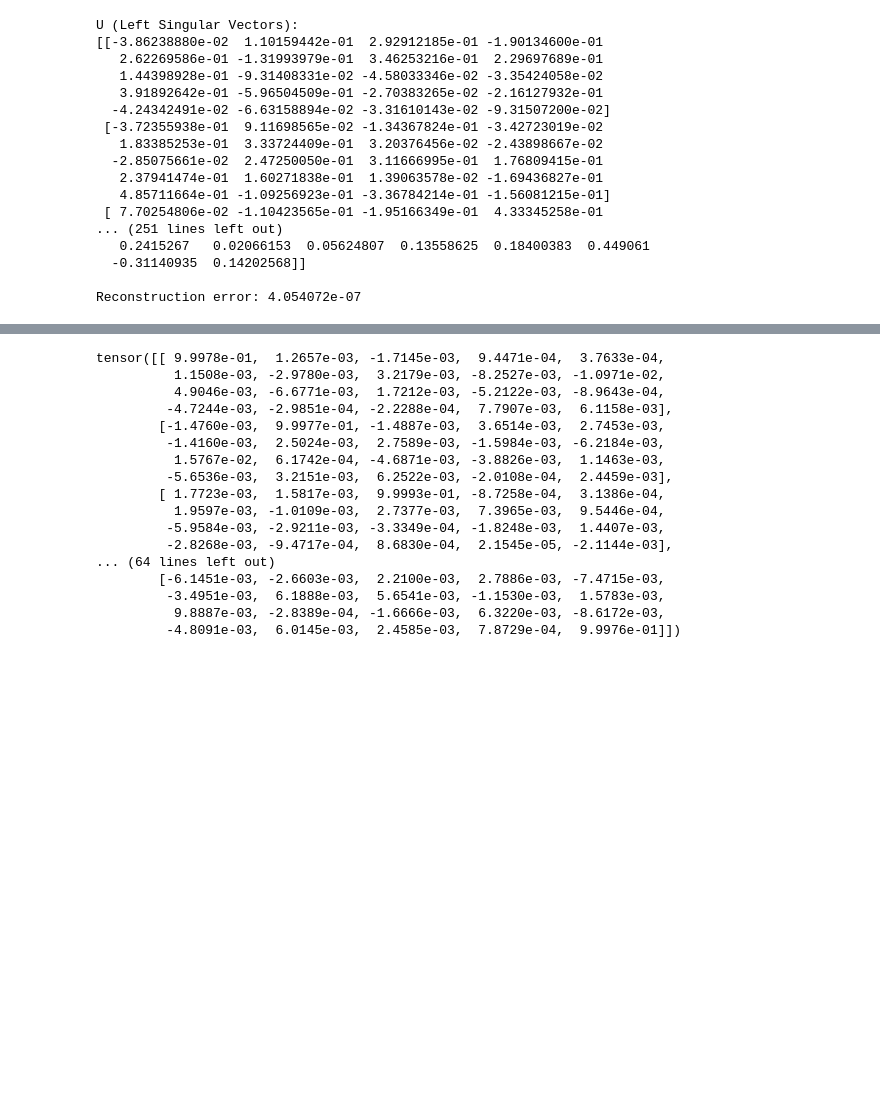
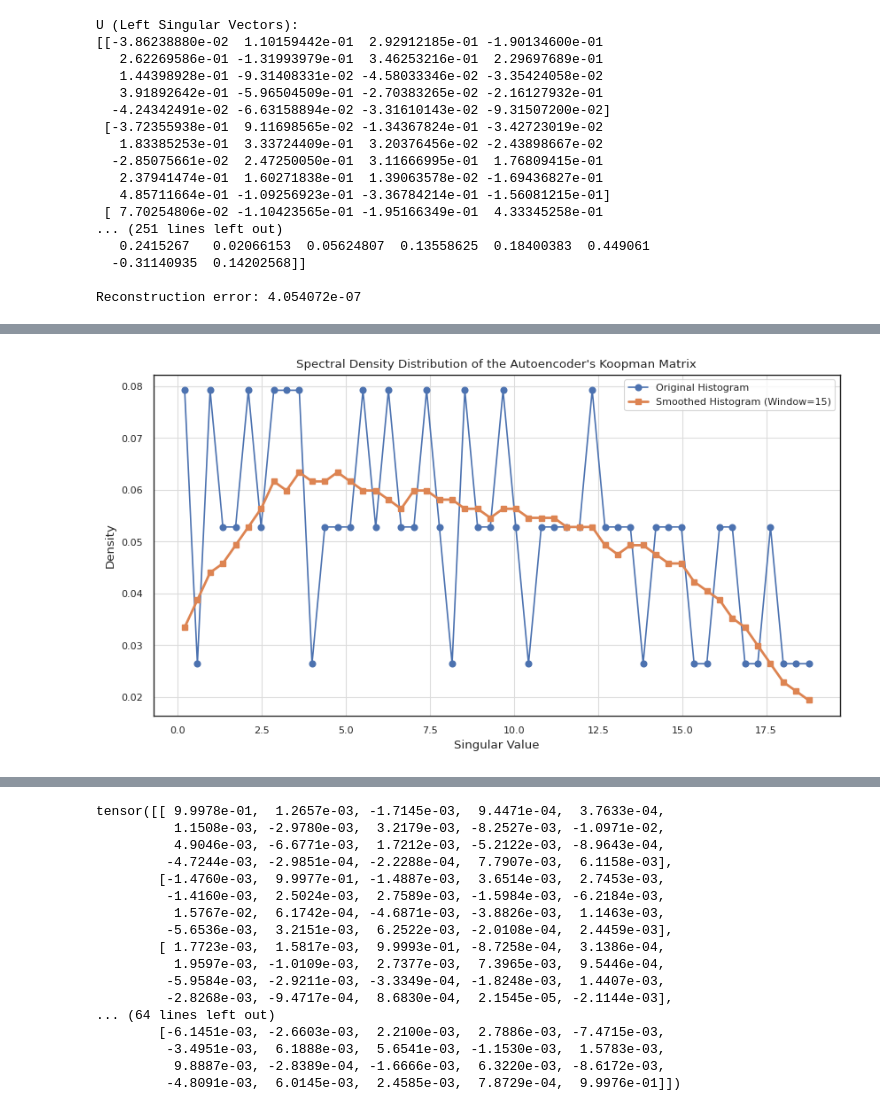
Before and after one commit to niniack/koopmann, a Jupyter notebook: analysis_subspace_nb/03_mnist_top_eigenvalue_analysis.ipynb, the cells around one changed output, grey strips where cells are left out. Saved outputs shown, nothing was run; the diff lists cells and outputs as text; code cells hidden in the pictures; blank space fills up the shorter version.

```diff
--- a/analysis_subspace_nb/03_mnist_top_eigenvalue_analysis.ipynb
+++ b/analysis_subspace_nb/03_mnist_top_eigenvalue_analysis.ipynb
@@ -134,0 +212,21 @@ Reconstruction error: 4.054072e-07
+# %%
+# Compute histogram of the singular values
+num_bins = 50  # Adjust the number of bins as needed
+hist, bin_edges = np.histogram(singular_values_sorted, bins=num_bins, density=True)
+bin_centers = (bin_edges[:-1] + bin_edges[1:]) / 2
+
+# Smooth the histogram using a moving average with a window of 15
+smoothed_hist = np.convolve(hist, kernel, mode='same')
+
+# Plotting the original and smoothed histogram densities
+plt.figure(figsize=(10, 5))
+plt.plot(bin_centers, hist, label='Original Histogram', marker='o')
+plt.plot(bin_centers, smoothed_hist, label='Smoothed Histogram (Window=15)', marker='s', linewidth=2)
+plt.xlabel("Singular Value")
+plt.ylabel("Density")
+plt.title("Spectral Density Distribution of the Autoencoder's Koopman Matrix")
+plt.legend()
+plt.grid(True)
+plt.show()
+# %% [output]
+[figure, added]
```
Also changed, not shown: parts of 7 cells of this notebook.
